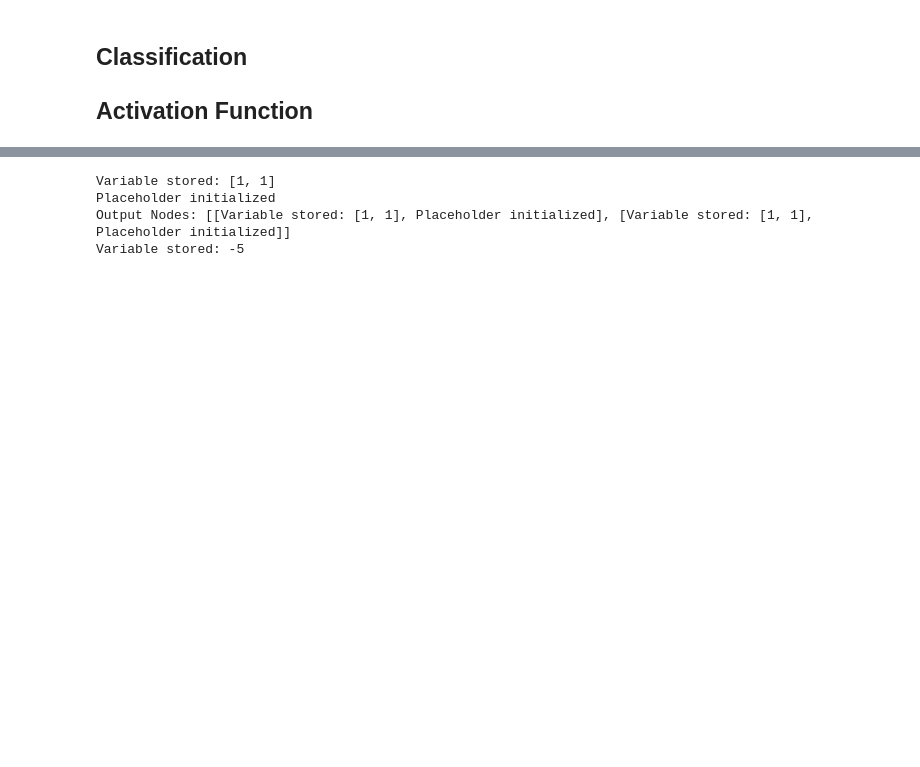
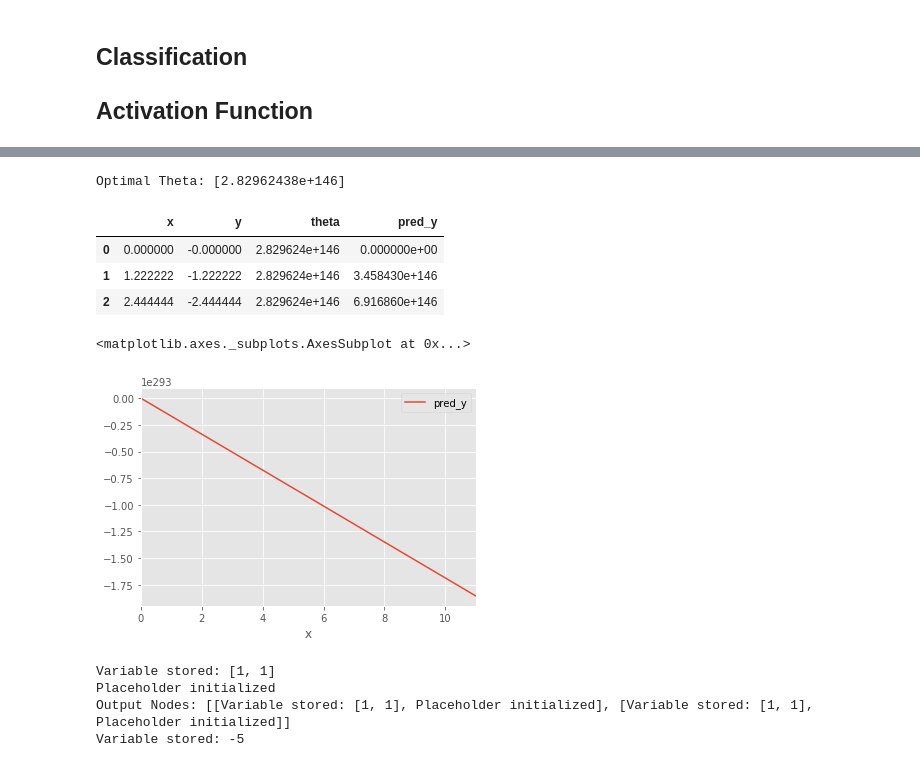
Before and after one commit to justahuman1/manual_classification_neural_net, a Jupyter notebook: cnn.ipynb, the cells around one changed output, grey strips where cells are left out. Cells and saved outputs as stored; diff of their text form; code cells hidden in the pictures; blank space fills up the shorter version.

```diff
--- a/cnn.ipynb
+++ b/cnn.ipynb
@@ -190,0 +203,25 @@ plt.plot(x,y)
+# %%
+def gradient_descent(X,y,theta,learning_rate=0.1,iterations=100):
+    m = len(y)
+    cost_history = np.zeros(iterations)
+    theta_history = np.zeros((iterations,10))
+    for it in range(iterations):
+        prediction = np.dot(X,theta)
+        theta = theta -(1/m)*learning_rate*( X.T.dot((prediction - y)))
+        theta_history[it,:] =theta.T
+        cost_history[it]  = cal_cost(theta,X,y)
+
+    return theta, cost_history, theta_history
+# %%
+init_theta = np.random.randn(len(X),1)
+# %%
+def try_g():
+  theta, cost_history, theta_history = gradient_descent(
+      X=X, y=y,theta=init_theta
+  )
+  print(f'''Optimal Theta: {theta[0,:]}''')
+  return theta
+
+t = try_g()
+# %% [output]
+Optimal Theta: [2.82962438e+146]
@@ -191,3 +230,22 @@ plt.plot(x,y)
+# %%
+res_df = (pd.DataFrame(
+    [X.reshape(10,),
+     y.reshape(10,),
+     t.reshape(10,)]
+).transpose())
+res_df.columns = ['x','y','theta']
+res_df.head(3)
+# %% [output]
+|  | x | y | theta | pred_y |
+| 0 | 0.000000 | -0.000000 | 2.829624e+146 | 0.000000e+00 |
+| 1 | 1.222222 | -1.222222 | 2.829624e+146 | 3.458430e+146 |
+| 2 | 2.444444 | -2.444444 | 2.829624e+146 | 6.916860e+146 |
+# %%
+res_df['pred_y'] = res_df['theta']*res_df['x']
+res_df.plot(x='x',y='pred_y')
+# %% [output]
+<matplotlib.axes._subplots.AxesSubplot at 0x...>
+[figure, added]
 # %%
 g = Graph()
 g.set_as_default()
```
Also changed, not shown: parts of 8 cells of this notebook.
